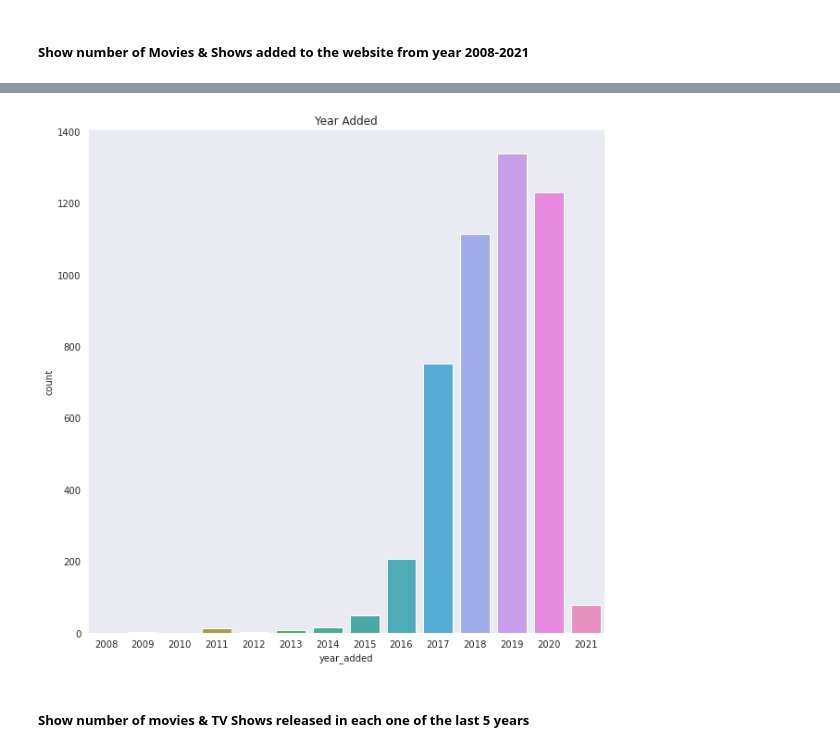
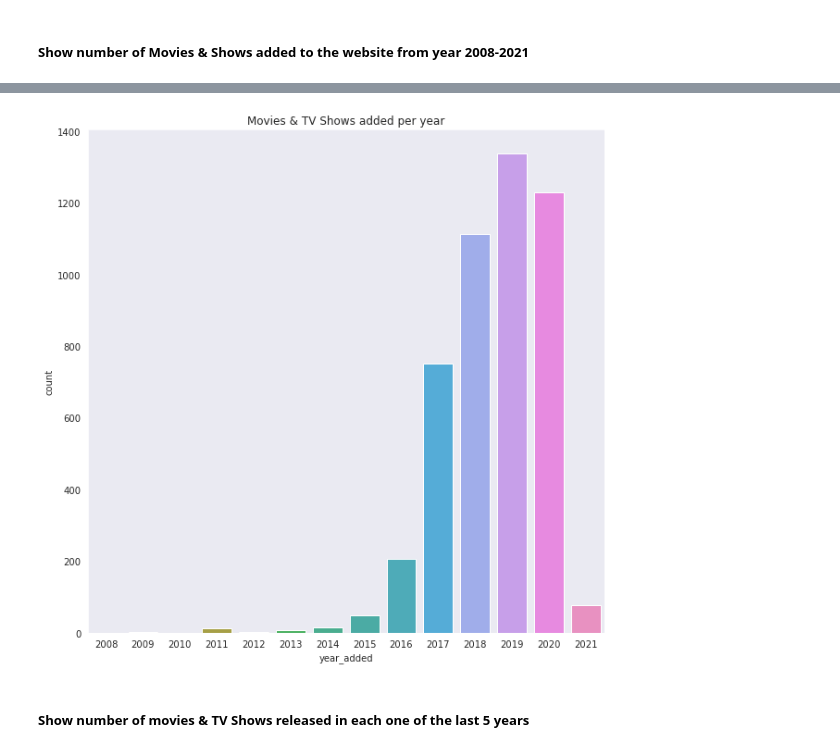
Before and after one commit to ahmedmeshref/Netflex-Data-Analysis, a Jupyter notebook: Netflix_Analysis.ipynb, the cells around one changed output, grey strips where cells are left out. Cells and saved outputs as stored; diff of their text form; code cells hidden in the pictures.

```diff
--- a/Netflix_Analysis.ipynb
+++ b/Netflix_Analysis.ipynb
@@ -150,10 +150,10 @@ Name: date_added, dtype: int64
 # %%
 plt.figure(figsize=(10,10))
 sns.countplot(netflix_df['year_added'])
-plt.title('Year Added')
+plt.title('Movies & TV Shows added per year')
 plt.show()
 # %% [output]
-[figure, old version]
+[figure, new version]
 # %% [markdown]
 ##### Show number of movies & TV Shows released in each one of the last 5 years
 # %%
```
Also changed, not shown: parts of 5 cells of this notebook.
